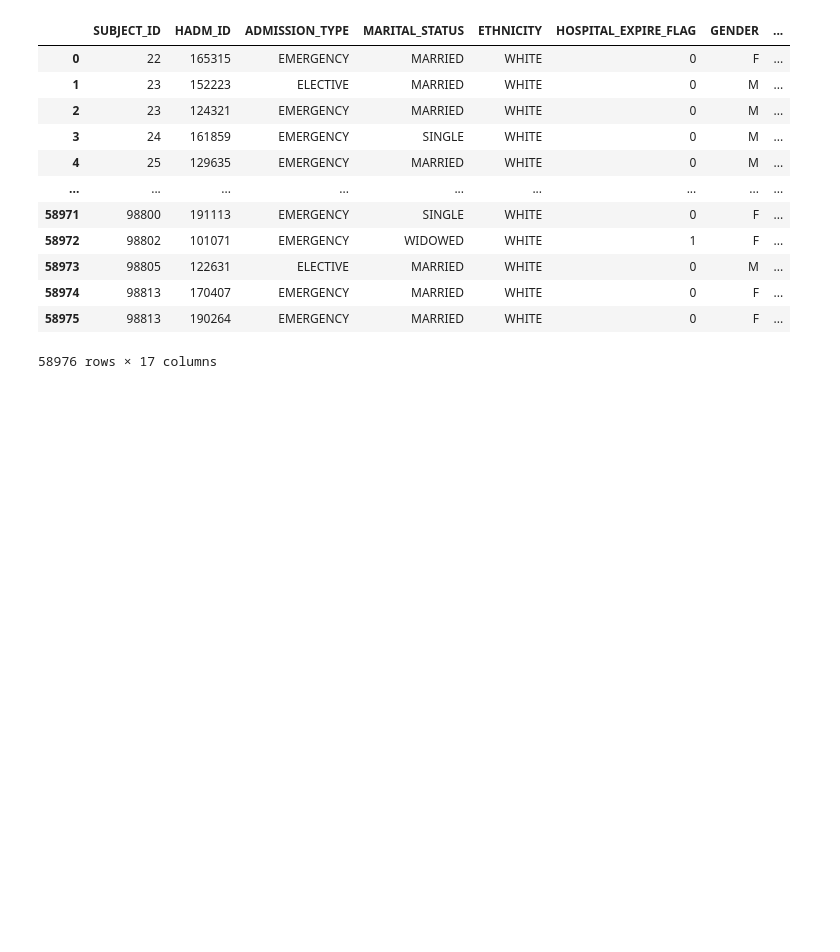
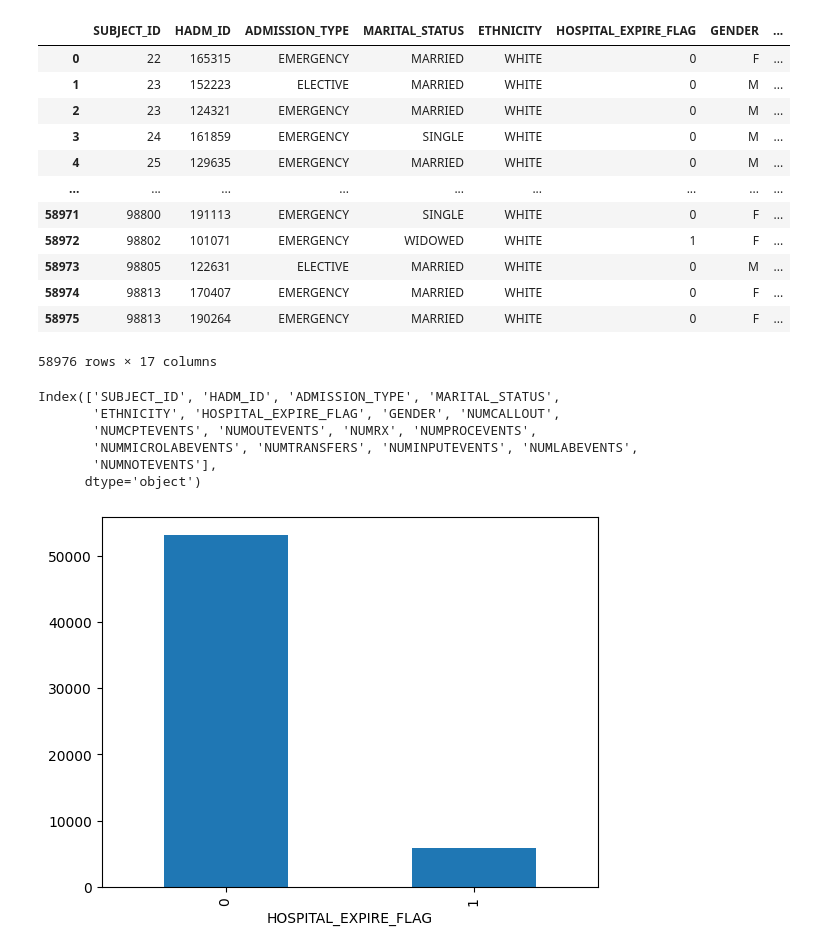
Before and after one commit to Pramod-dataenthusiast/PPB, a Jupyter notebook: PPB.ipynb, the cells around one changed output. Saved outputs shown, nothing was run; the diff lists cells and outputs as text; code cells hidden in the pictures; blank space fills up the shorter version.

```diff
--- a/PPB.ipynb
+++ b/PPB.ipynb
@@ -24,3 +24,12 @@ mimic_data
 | 58974 | 98813 | 170407 | EMERGENCY | MARRIED | WHITE | 0 | F | ... |
 | 58975 | 98813 | 190264 | EMERGENCY | MARRIED | WHITE | 0 | F | ... |
 58976 rows × 17 columns
+# %%
+mimic_data.columns
+# %% [output]
+Index(['SUBJECT_ID', 'HADM_ID', 'ADMISSION_TYPE', 'MARITAL_STATUS',
+       'ETHNICITY', 'HOSPITAL_EXPIRE_FLAG', 'GENDER', 'NUMCALLOUT',
+       'NUMCPTEVENTS', 'NUMOUTEVENTS', 'NUMRX', 'NUMPROCEVENTS',
+       'NUMMICROLABEVENTS', 'NUMTRANSFERS', 'NUMINPUTEVENTS', 'NUMLABEVENTS',
+       'NUMNOTEVENTS'],
+      dtype='object')
@@ -26,0 +38,5 @@ mimic_data
+# %%
+mimic_data.groupby('HOSPITAL_EXPIRE_FLAG').size().plot.bar()
+plt.show()
+# %% [output]
+[figure, added]
```
Also changed, not shown: parts of 8 cells of this notebook.
